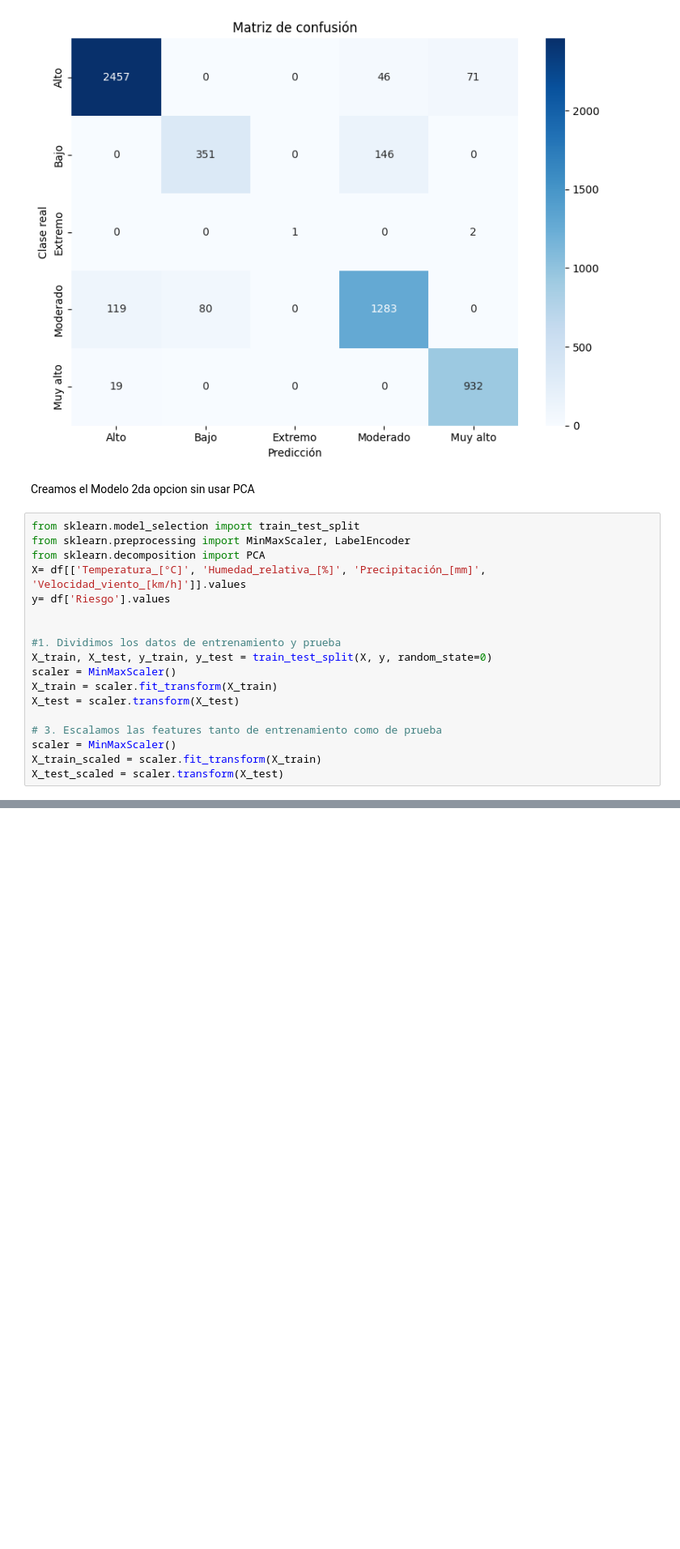
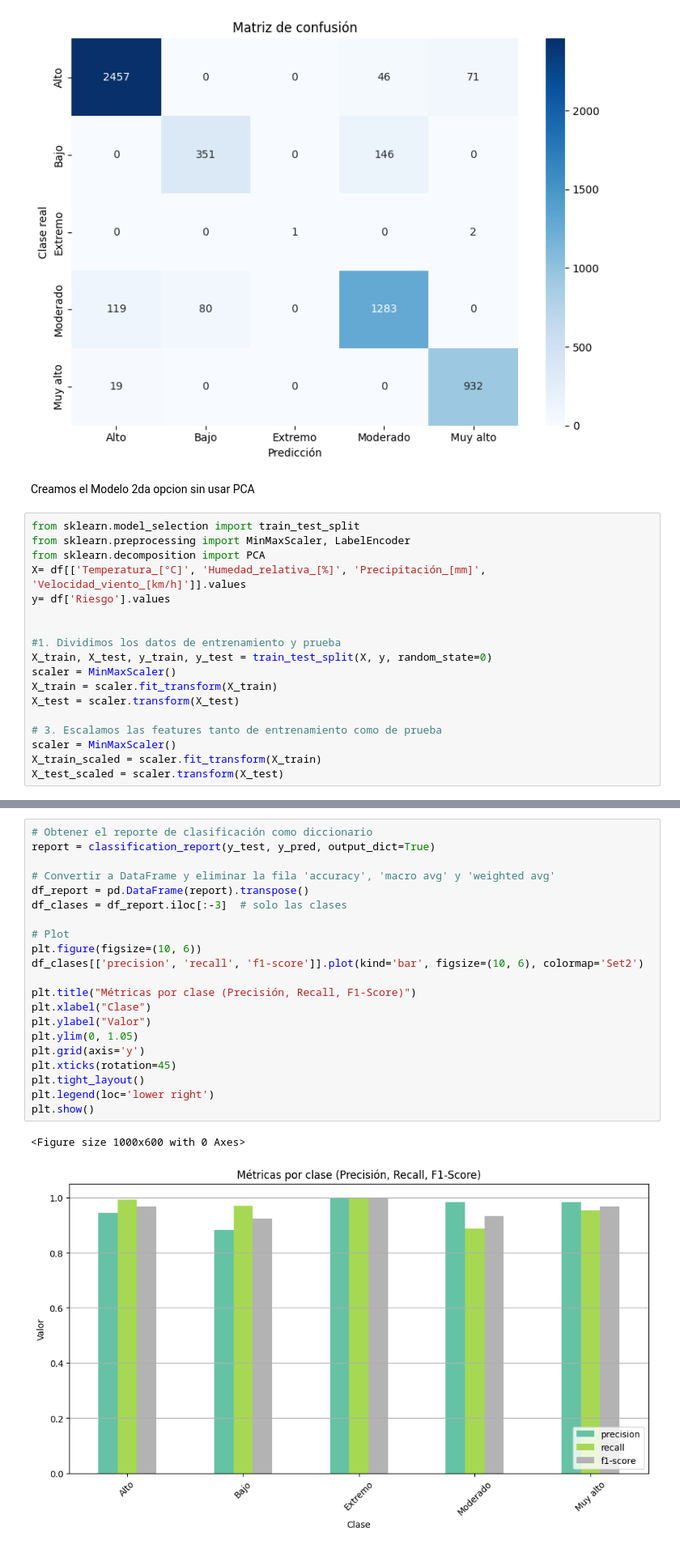
Before and after one commit to Axumis/Parcial_Aprendizaje_Automatico, a Jupyter notebook: models/Prueba_de_aprendizaje_automatico_entrenamiento.ipynb, the cells around one changed output, grey strips where cells are left out. Shown at 81% size. Drawn from its saved outputs; the diff is of its cells as text; blank space fills up the shorter version.

```diff
--- a/models/Prueba_de_aprendizaje_automatico_entrenamiento.ipynb
+++ b/models/Prueba_de_aprendizaje_automatico_entrenamiento.ipynb
@@ -212 +213,25 @@ weighted avg       0.96      0.96      0.96      5507
+# %%
+# Obtener el reporte de clasificación como diccionario
+report = classification_report(y_test, y_pred, output_dict=True)
+
+# Convertir a DataFrame y eliminar la fila 'accuracy', 'macro avg' y 'weighted avg'
+df_report = pd.DataFrame(report).transpose()
+df_clases = df_report.iloc[:-3]  # solo las clases
+
+# Plot
+plt.figure(figsize=(10, 6))
+df_clases[['precision', 'recall', 'f1-score']].plot(kind='bar', figsize=(10, 6), colormap='Set2')
+
+plt.title("Métricas por clase (Precisión, Recall, F1-Score)")
+plt.xlabel("Clase")
+plt.ylabel("Valor")
+plt.ylim(0, 1.05)
+plt.grid(axis='y')
+plt.xticks(rotation=45)
+plt.tight_layout()
+plt.legend(loc='lower right')
+plt.show()
+# %% [output]
+<Figure size 1000x600 with 0 Axes>
+[figure, added]
 # %%
```
Also changed, not shown: parts of 7 cells of this notebook.
